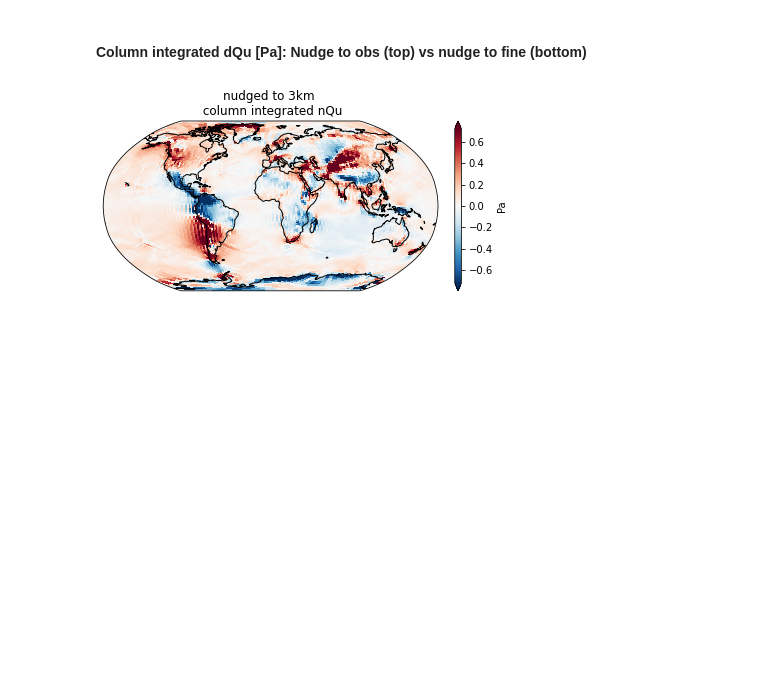
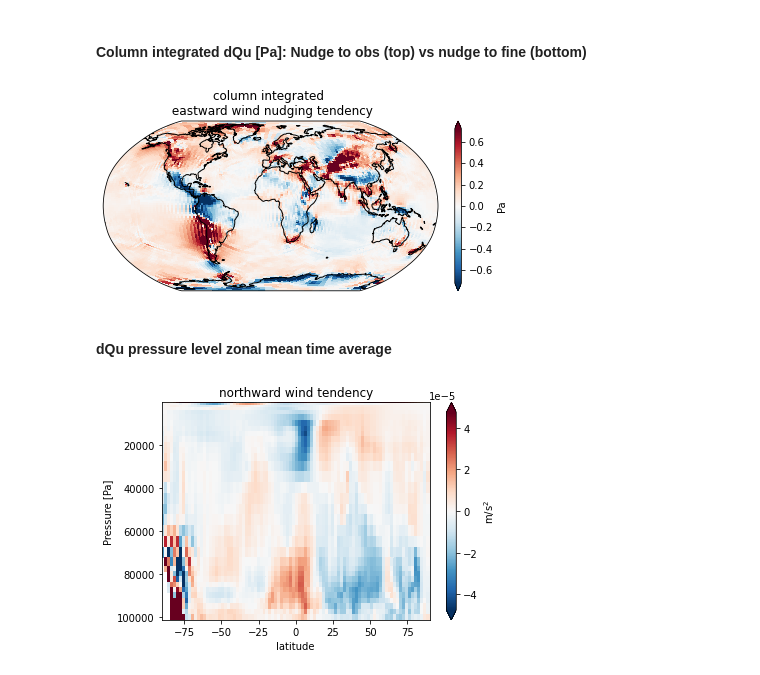
Before and after one commit to ai2cm/nudge-to-fine-3km-manuscript-workflow, a Jupyter notebook: notebooks/nudging-tendencies-column-integrated-time-mean.ipynb, the cells around one changed output. Drawn from its saved outputs; the diff is of its cells as text; code cells hidden in the pictures; blank space fills up the shorter version.

```diff
--- a/notebooks/nudging-tendencies-column-integrated-time-mean.ipynb
+++ b/notebooks/nudging-tendencies-column-integrated-time-mean.ipynb
@@ -9,6 +9,7 @@ import fsspec
 import cftime
 import intake
 import vcm
+import numpy as np
 
 from vcm import  mass_integrate
 from vcm.calc.thermo import column_integrated_heating_from_isochoric_transition, minus_column_integrated_moistening, latent_heat_vaporization
@@ -28,6 +29,14 @@ MAPPABLE_VAR_KWARGS = {
     },
 }
 
+def zonal_mean(
+    ds: xr.Dataset, latitude: xr.DataArray, bins=np.arange(-90, 91, 2)
+) -> xr.Dataset:
+    zm = ds.groupby_bins(latitude, bins=bins).mean().rename(lat_bins="latitude")
+    latitude_midpoints = [x.item().mid for x in zm["latitude"]]
+    return zm.assign_coords(latitude=latitude_midpoints)
+
+
 n2f_tendencies = intake.open_zarr(N2F_TENDENCIES_PATH).to_dask()
 # %% [markdown]
 #### moist static energy nudging tendency $ \langle nQ_{MSE} \rangle =    \langle  nQ1 \rangle + L_{v}  \langle nQ2 \rangle$
@@ -147,7 +162,24 @@ plot_cube(
     cbar_label="Pa"
 
 )
-plt.title("nudged to 3km \n column integrated nQu")
+plt.title("column integrated \n eastward wind nudging tendency")
 plt.savefig("figures/nudging_column_int_eastwind_time_mean.png", bbox_inches = "tight")
 # %% [output]
-[figure, old version]
+[figure, new version]
+# %% [markdown]
+#### dQu pressure level zonal mean time average
+# %%
+pressure_level_northward_wind = vcm.interpolate_to_pressure_levels(
+         n2f_tendencies["dQv"], delp=n2f_tendencies["pressure_thickness_of_atmospheric_layer"], dim="z"
+)
+
+dQv_time_mean_zonal_pressure_level = zonal_mean(pressure_level_northward_wind, grid.lat).mean("time").load()
+# %%
+fig, ax = plt.subplots()
+f = dQv_time_mean_zonal_pressure_level.plot(robust=True, yincrease=False, )
+plt.title("northward wind tendency")
+ax.set_ylabel("Pressure [Pa]")
+f.colorbar.set_label("m/s$^2$")
+plt.savefig("figures/nudging_zonal_pressure_northwind_tendency_time_mean.png", bbox_inches = "tight")
+# %% [output]
+[figure, added]
```
Also changed, not shown: parts of 6 cells of this notebook.
